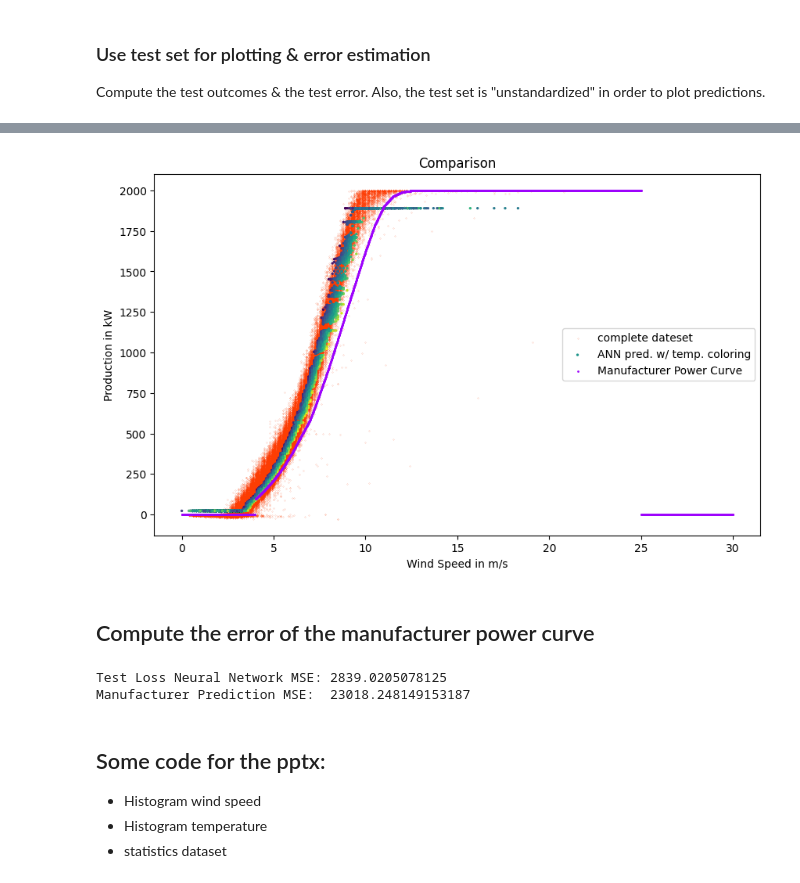
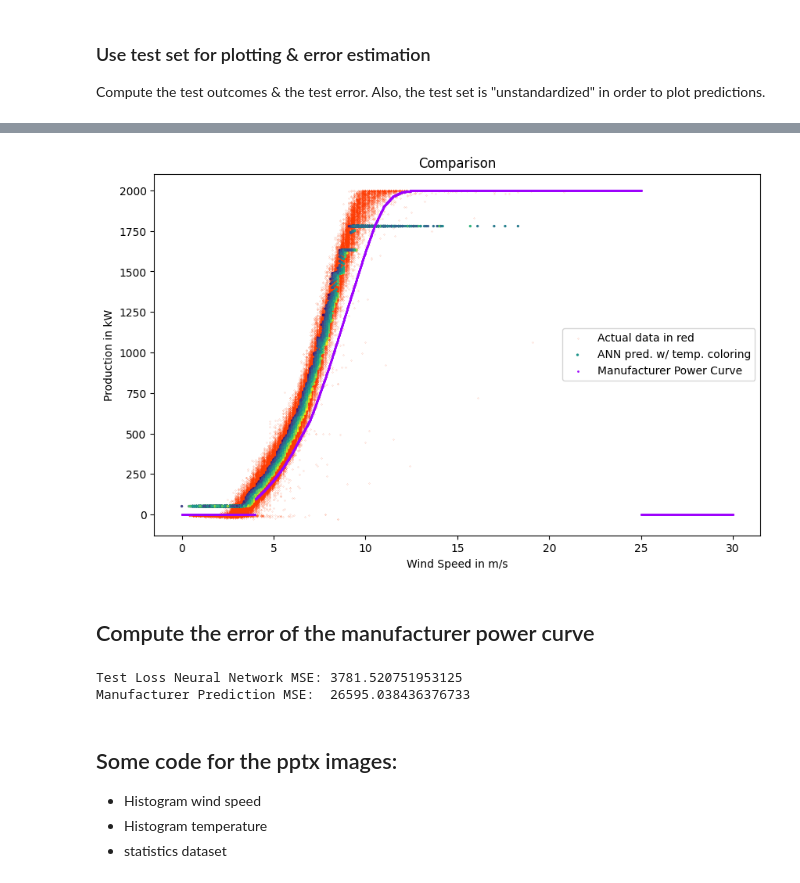
Before and after one commit to pwckr/deep_learning_project, a Jupyter notebook: Code_Power_Curve_ANN.ipynb, the cells around one changed output, grey strips where cells are left out. Cells and saved outputs as stored; diff of their text form; code cells hidden in the pictures.

```diff
--- a/Code_Power_Curve_ANN.ipynb
+++ b/Code_Power_Curve_ANN.ipynb
@@ -175,9 +175,6 @@ def create_train_model(input_dim=input_dim,
             val_output = model(x_val)
             val_loss = criterion(val_output, y_val[:, None])
 
-        if (epoch + 1) % 10 == 0:
-            print(f"Epoch [{epoch + 1}/{num_epochs}] | Train Loss: {loss.item():.1f} | Val Loss: {val_loss.item():.1f}")
-
     # only return validation loss for HPO with nevergrad
     return float(val_loss)
 # %% [markdown]
@@ -187,7 +184,7 @@ The package [nevergrad](https://github.com/facebookresearch/nevergrad) is experi
 # set logarithmic search space for learning rate search
 instrumentation = ng.p.Instrumentation(learn_rate=ng.p.Log(lower=0.0001, upper=.1))
 optimizer = ng.optimizers.NGOpt(parametrization=instrumentation,
-                                budget=50) # try out 50 learning rates
+                                budget=20) # try out 20 learning rates
 
 # start search & retrieve recommendation
 recommender = optimizer.minimize(create_train_model)
@@ -252,13 +248,13 @@ test_unstandardized = x_test.T
 wind_speed_test = test_unstandardized[0] * wind_speed_std + wind_speed_mean
 temp_test = test_unstandardized[1] * temperature_std + temperature_mean
 plt.figure(figsize=(10,6))
-plt.scatter(x=df["wind_speed"], y=df["power"], s=.01, color="#fc3d03", label="complete dateset")
+plt.scatter(x=df["wind_speed"], y=df["power"], s=.01, color="#fc3d03", label="Actual data in red")
 
 plt.scatter(x=wind_speed_test, y=test_output, c=temp_test, s=2,
             label="ANN pred. w/ temp. coloring")
-mpv = pd.read_parquet("power_curve_263") # mpv for manufacturer power curve
-plt.scatter(x=mpv.index,
-            y=mpv["power"],
+mpc = pd.read_parquet("power_curve_263") # mpv for manufacturer power curve
+plt.scatter(x=mpc.index,
+            y=mpc["power"],
             s=1,
             c="#9d03fc",
             label="Manufacturer Power Curve")
@@ -272,8 +268,8 @@ Test Loss: 2839.0
-[figure, old version]
+[figure, new version]
 # %% [markdown]
 ## Compute the error of the manufacturer power curve
 # %%
-manufacuter_predictions = np.array([mpv.loc[round(float(wind_speed), 2)]["power"]
+manufacuter_predictions = np.array([mpc.loc[round(float(wind_speed), 2)]["power"]
                                     for wind_speed in wind_speed_test])
 
 true_power_production = np.array(test_output).flatten()
@@ -283,10 +279,10 @@ mse_manufacturer = sum((true_power_production - manufacuter_predictions)**2)/len
 print(f"Test Loss Neural Network MSE: {test_loss}")
 print(f"Manufacturer Prediction MSE:  {mse_manufacturer}")
 # %% [output]
-Test Loss Neural Network MSE: 2839.0205078125
-Manufacturer Prediction MSE:  23018.248149153187
+Test Loss Neural Network MSE: 3781.520751953125
+Manufacturer Prediction MSE:  26595.038436376733
 # %% [markdown]
-## Some code for the pptx:
+## Some code for the pptx images:
 - Histogram wind speed
 - Histogram temperature
 - statistics dataset
```
Also changed, not shown: parts of 9 cells of this notebook.
